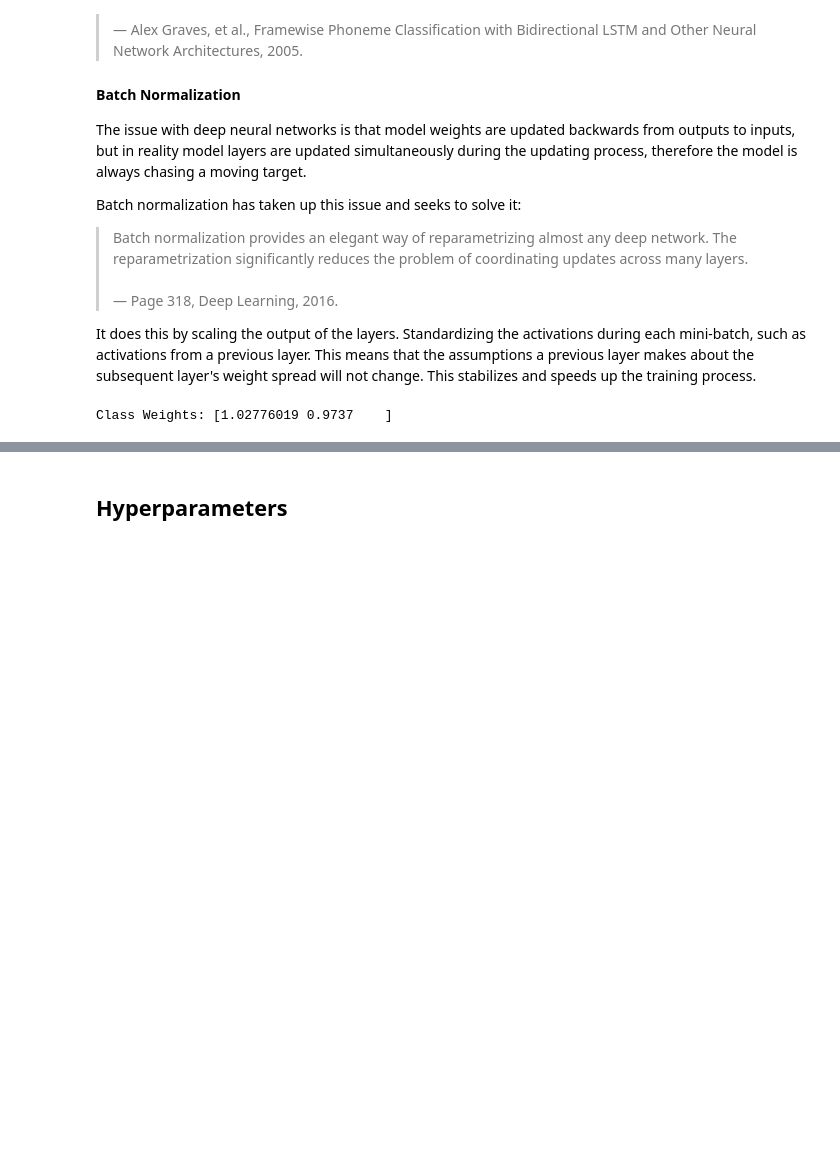
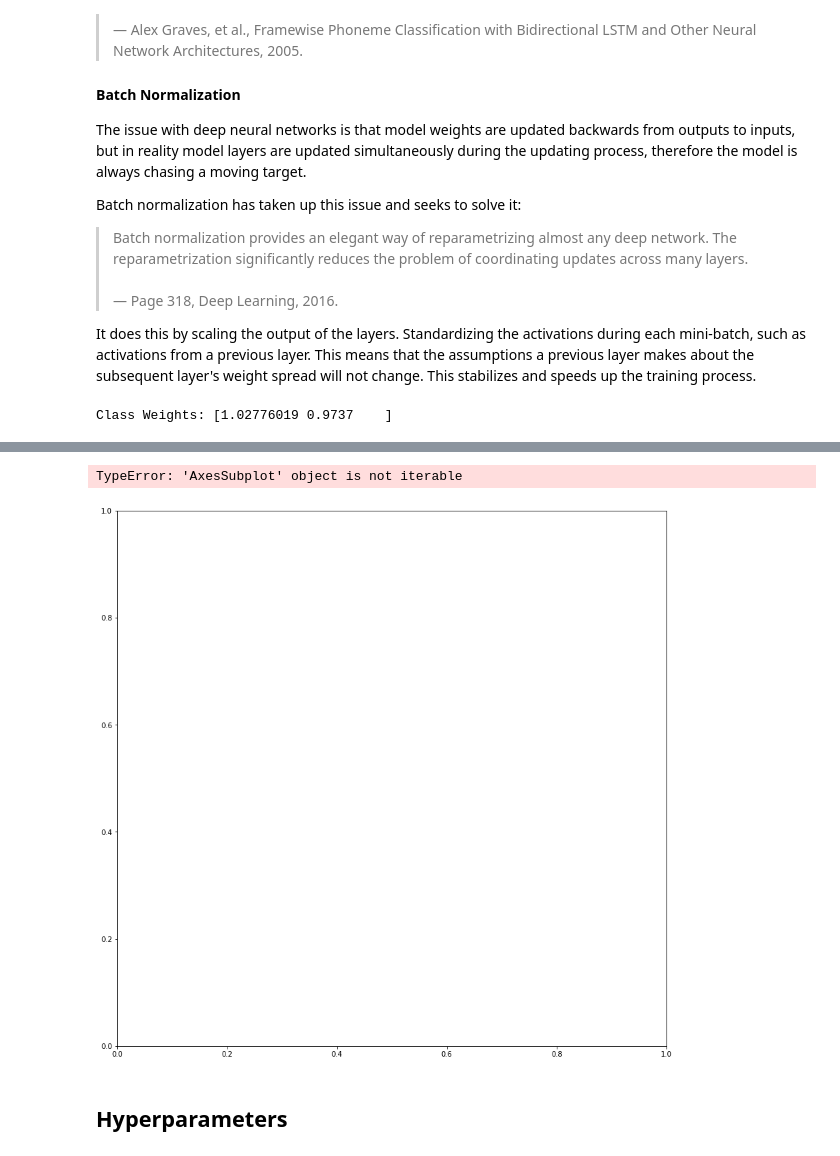
Before and after one commit to emperorner0/AI_Generated_Review_Detection_in_Book_Reviews, a Jupyter notebook: Classifier_with_BERT.ipynb, the cells around one changed output, grey strips where cells are left out. Saved outputs shown, nothing was run; the diff lists cells and outputs as text; code cells hidden in the pictures; blank space fills up the shorter version.

```diff
--- a/Classifier_with_BERT.ipynb
+++ b/Classifier_with_BERT.ipynb
@@ -907,3 +936,10 @@ preds, labels = model._test()
+# %%
+pd.Series(av_loss).plot()
+pd.Series(eval_loss).plot()
+plt.show()
+# %% [output]
+TypeError: 'AxesSubplot' object is not iterable
+[figure, added]
 # %% [markdown]
 ## Hyperparameters
 # %% [markdown]
```
Also changed, not shown: parts of 4 cells of this notebook.
